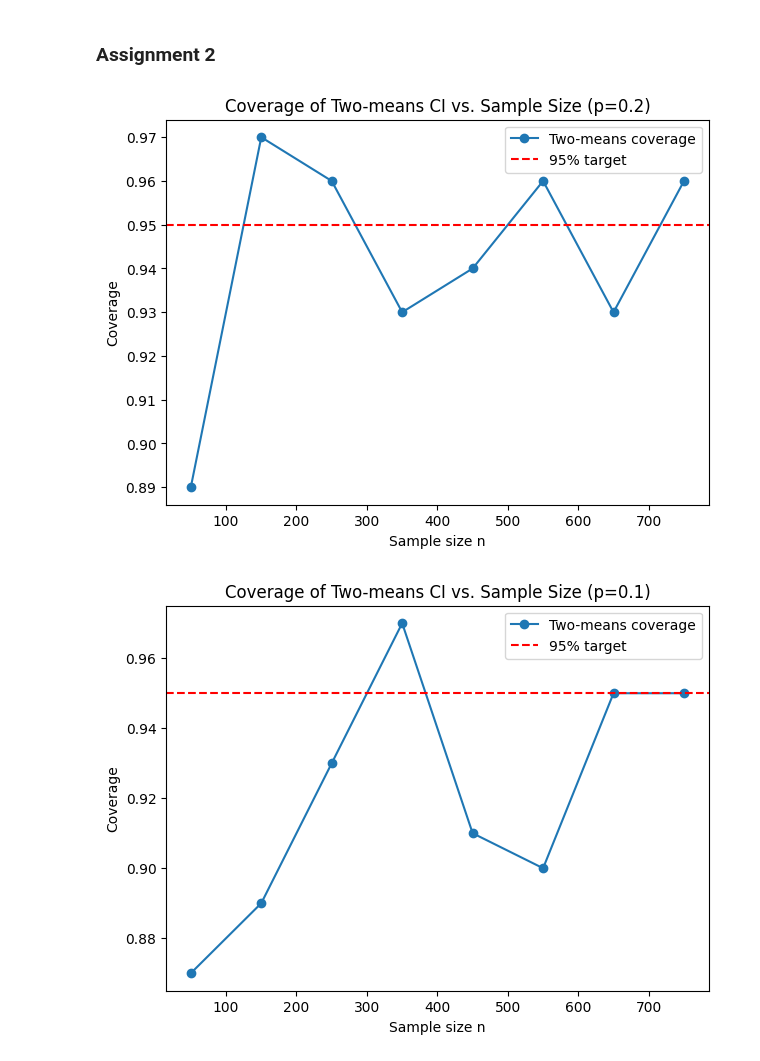
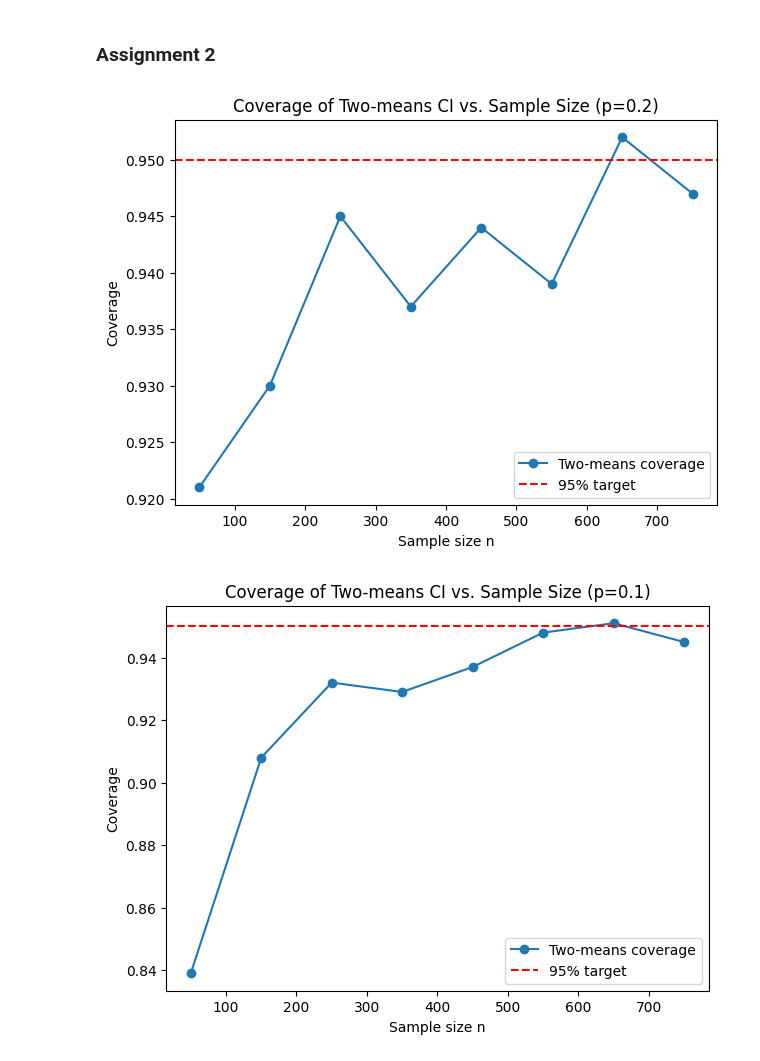
Before and after one commit to johannesfuest/causal_inference_with_ml, a Jupyter notebook: hw2.ipynb, the cells around one changed output. Saved outputs shown, nothing was run; the diff lists cells and outputs as text; code cells hidden in the pictures.

```diff
--- a/hw2.ipynb
+++ b/hw2.ipynb
@@ -297,13 +309,13 @@ for term in clg_interaction_cols:
     X_all_interactions_temp = copy.deepcopy(X_all_interactions)
     X_all_interactions_temp = X_all_interactions_temp.drop(columns=term)
     lasso_first = lasso_model()
-    lasso_first.fit(X_all_interactions_temp, X_all_interactions[term])
-    d_hat_lasso = lasso_first.predict(X_all_interactions_temp)
+    lasso_first.fit(sm.add_constant(X_all_interactions_temp), X_all_interactions[term])
+    d_hat_lasso = lasso_first.predict(sm.add_constant(X_all_interactions_temp))
     d_hat_lasso = X_all_interactions[term] - d_hat_lasso
     res_d_hat[term] = d_hat_lasso
     lasso_second = lasso_model()
-    lasso_second.fit(X_all_interactions_temp, y)
-    y_hat_lasso = lasso_second.predict(X_all_interactions_temp)
+    lasso_second.fit(sm.add_constant(X_all_interactions_temp), y)
+    y_hat_lasso = lasso_second.predict(sm.add_constant(X_all_interactions_temp))
     y_hat_lasso = y - y_hat_lasso
     res_y_hat[term] = y_hat_lasso
     final_lasso_model = sm.OLS(y_hat_lasso, d_hat_lasso).fit(cov_type='HC1')
@@ -410,7 +435,7 @@ def gen_data(n, d, p, delta, base):
     return y, D, X
 
 n_grid = [50, 150, 250, 350, 450, 550, 650, 750]
-reps = 100
+reps = 1000
 delta_true = 1.0      # given
 d = 10                # dimensionality of X
 base = 0.3            # baseline
@@ -476,12 +501,10 @@ run_two_means_estimate(0.1)
 
 def ols_with_covariates(y, D, X):
     X = X - X.mean(axis=0)
-    yres = y - LinearRegression().fit(X, y).predict(X)
-    Dres = D - LinearRegression().fit(X, D).predict(X)
-    tau_hat = np.mean(yres * Dres) / np.mean(Dres**2)
-    epsilon = yres - tau_hat * Dres
-    V = np.mean(epsilon**2 * Dres**2) / np.mean(Dres**2)**2
-    tau_se = np.sqrt(V / y.shape[0])
+    W = np.column_stack([D, X])
+    reg = sm.OLS(y,W).fit(cov_type='HC3')
+    tau_hat = reg.params[0]
+    tau_se = reg.HC3_se[0]
     return tau_hat, tau_se
 
 def run_ols_with_covariates(p):
@@ -520,13 +543,10 @@ run_ols_with_covariates(0.1)
 def ols_with_interactions(y, D, X):
     X = X - X.mean(axis=0)
     DX = D.reshape(-1,1) * X
-    W = np.column_stack([X, DX])
-    yres = y - LinearRegression().fit(W, y).predict(W)
-    Dres = D - LinearRegression().fit(W, D).predict(W)
-    tau_hat = np.mean(yres * Dres) / np.mean(Dres**2)
-    epsilon = yres - tau_hat * Dres
-    V = np.mean(epsilon**2 * Dres**2) / np.mean(Dres**2)**2
-    tau_se = np.sqrt(V / y.shape[0])
+    W = np.column_stack([D, X, DX])
+    reg = sm.OLS(y, W).fit(cov_type='HC3')
+    tau_hat = reg.params[0]
+    tau_se = reg.HC3_se[0]
     return tau_hat, tau_se
 
 
@@ -578,7 +598,7 @@ def run_double_lasso_no_interactions(p):
             y_hat = lasso_second.predict(X_design)
             y_resid = y - y_hat
 
-            final_model = sm.OLS(y_resid, D_resid).fit(cov_type='HC1')
+            final_model = sm.OLS(y_resid, D_resid).fit(cov_type='HC3')
             tau_hat = final_model.params[0]
             ci_lower = tau_hat - 1.96 * final_model.bse[0]
             ci_upper = tau_hat + 1.96 * final_model.bse[0]
@@ -615,33 +635,33 @@ def run_double_lasso_with_interactions(p):
             lasso_first.fit(X_design, D)
             D_hat = lasso_first.predict(X_design)
             D_resid = D - D_hat
 
             lasso_second = lasso_model()
             lasso_second.fit(X_design, y)
             y_hat = lasso_second.predict(X_design)
             y_resid = y - y_hat
 
-            final_model = sm.OLS(y_resid, D_resid).fit(cov_type='HC1')
+            final_model = sm.OLS(y_resid, D_resid).fit(cov_type='HC3')
             tau_hat = final_model.params[0]
             ci_lower = tau_hat - 1.96 * final_model.bse[0]
             ci_upper = tau_hat + 1.96 * final_model.bse[0]
 
             if (delta_true >= ci_lower) and (delta_true <= ci_upper):
                 covered_count += 1
 
         coverage_results_dl_inter.append(covered_count / reps)
 
     plt.figure(figsize=(7,5))
     plt.plot(n_grid, coverage_results_dl_inter, marker='v', label='Double Lasso (interactions)')
     plt.axhline(y=0.95, color='r', linestyle='--', label='95% target')
     plt.xlabel('Sample size n')
     plt.ylabel('Coverage')
     plt.title(f'Coverage vs. Sample Size - p={p}')
     plt.legend()
     plt.show()
 
 run_double_lasso_with_interactions(0.2)
 run_double_lasso_with_interactions(0.1)
 # %% [output]
-[figure, old version]
+[figure, new version]
-[figure, old version]
+[figure, new version]
```
Also changed, not shown: parts of 10 cells of this notebook.
